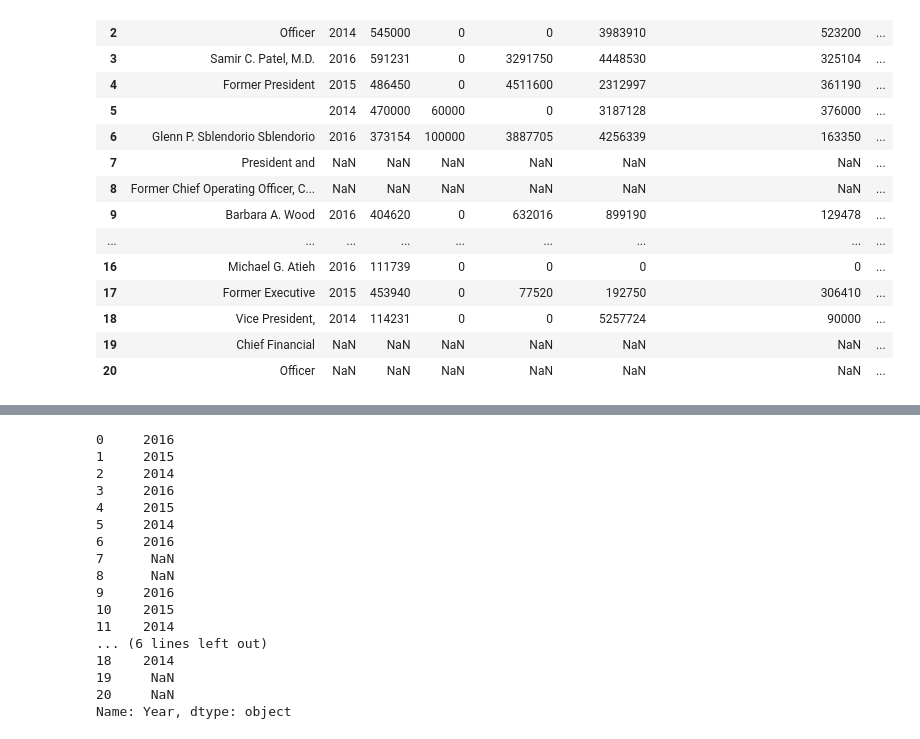
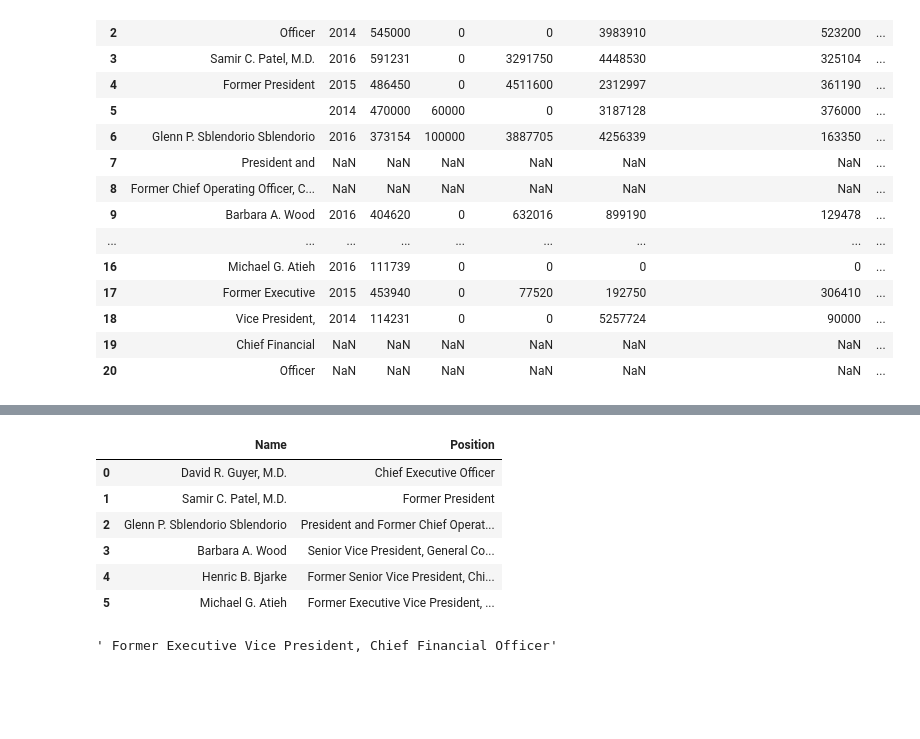
Before and after one commit to mooredj565/python_scripts, a Jupyter notebook: DEF14A Scraper.ipynb, the cells around one changed output, grey strips where cells are left out. Drawn from its saved outputs; the diff is of its cells as text; code cells hidden in the pictures; blank space fills up the shorter version.

```diff
--- a/DEF14A Scraper.ipynb
+++ b/DEF14A Scraper.ipynb
@@ -149,20 +176,27 @@ SCT
+# %%
+NEO_Combine['Position'] = ''
+
+k = 0
+
+for i in range(1, len(SCT_Positions)):
+    if SCT_Positions[i] in NEO_Names:
+        k = k + 1
+        i = i + 1
+    else:
+        NEO_Combine.iloc[k,1] = NEO_Combine.iloc[k,1] + ' ' + SCT_Positions[i]
+        i = i + 1
+
+
+NEO_Combine
+# %% [output]
+|  | Name | Position |
+| 0 | David R. Guyer, M.D. | Chief Executive Officer |
+| 1 | Samir C. Patel, M.D. | Former President |
+| 2 | Glenn P. Sblendorio Sblendorio | President and Former Chief Operat... |
+| 3 | Barbara A. Wood | Senior Vice President, General Co... |
+| 4 | Henric B. Bjarke | Former Senior Vice President, Chi... |
+| 5 | Michael G. Atieh | Former Executive Vice President, ... |
 # %%
-SCT.iloc[:,1]
+NEO_Combine.iloc[5,1]
 # %% [output]
-0     2016
-1     2015
-2     2014
-3     2016
-4     2015
-5     2014
-6     2016
-7      NaN
-8      NaN
-9     2016
-10    2015
-11    2014
-... (6 lines left out)
-18    2014
-19     NaN
-20     NaN
-Name: Year, dtype: object
+' Former Executive Vice President, Chief Financial Officer'
```
Also changed, not shown: parts of 8 cells of this notebook.
